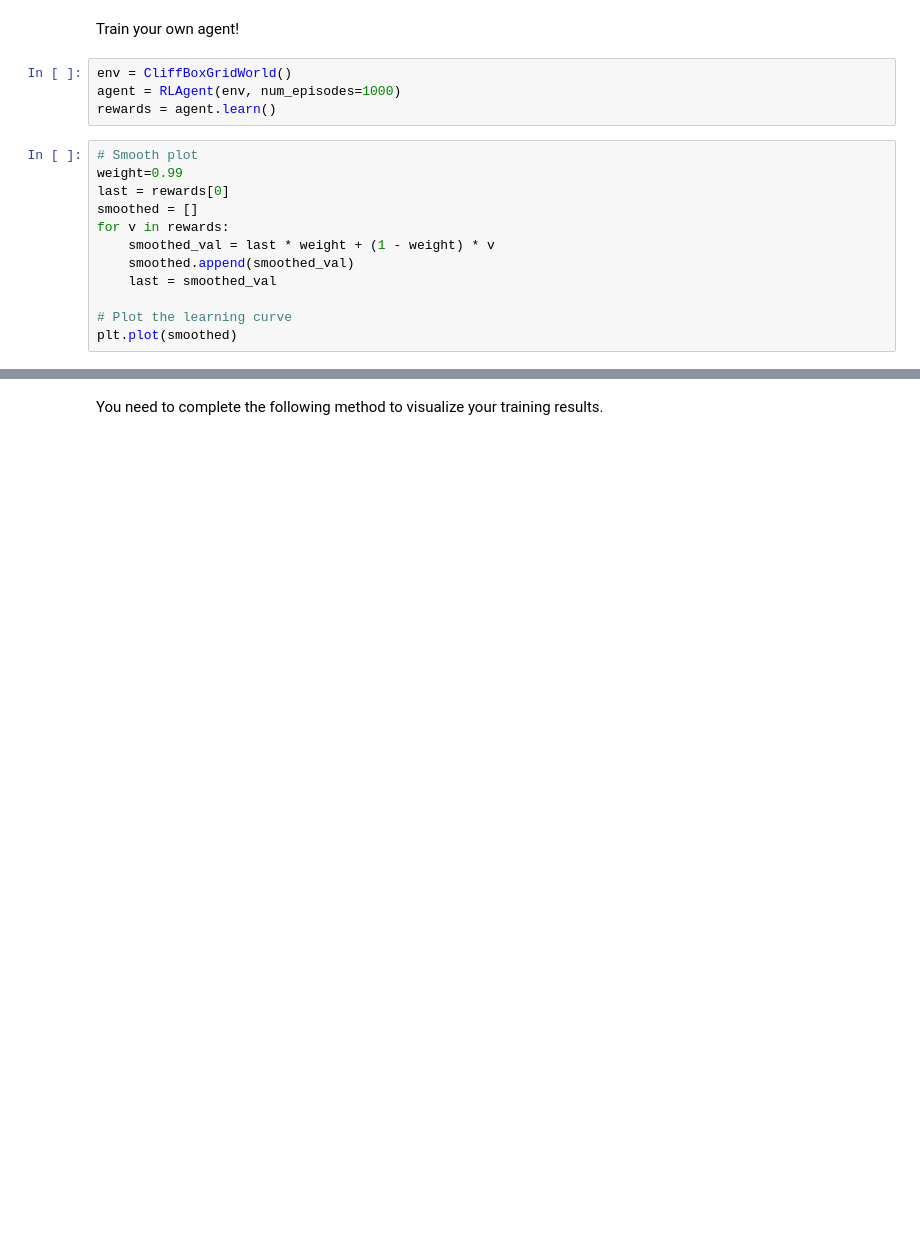
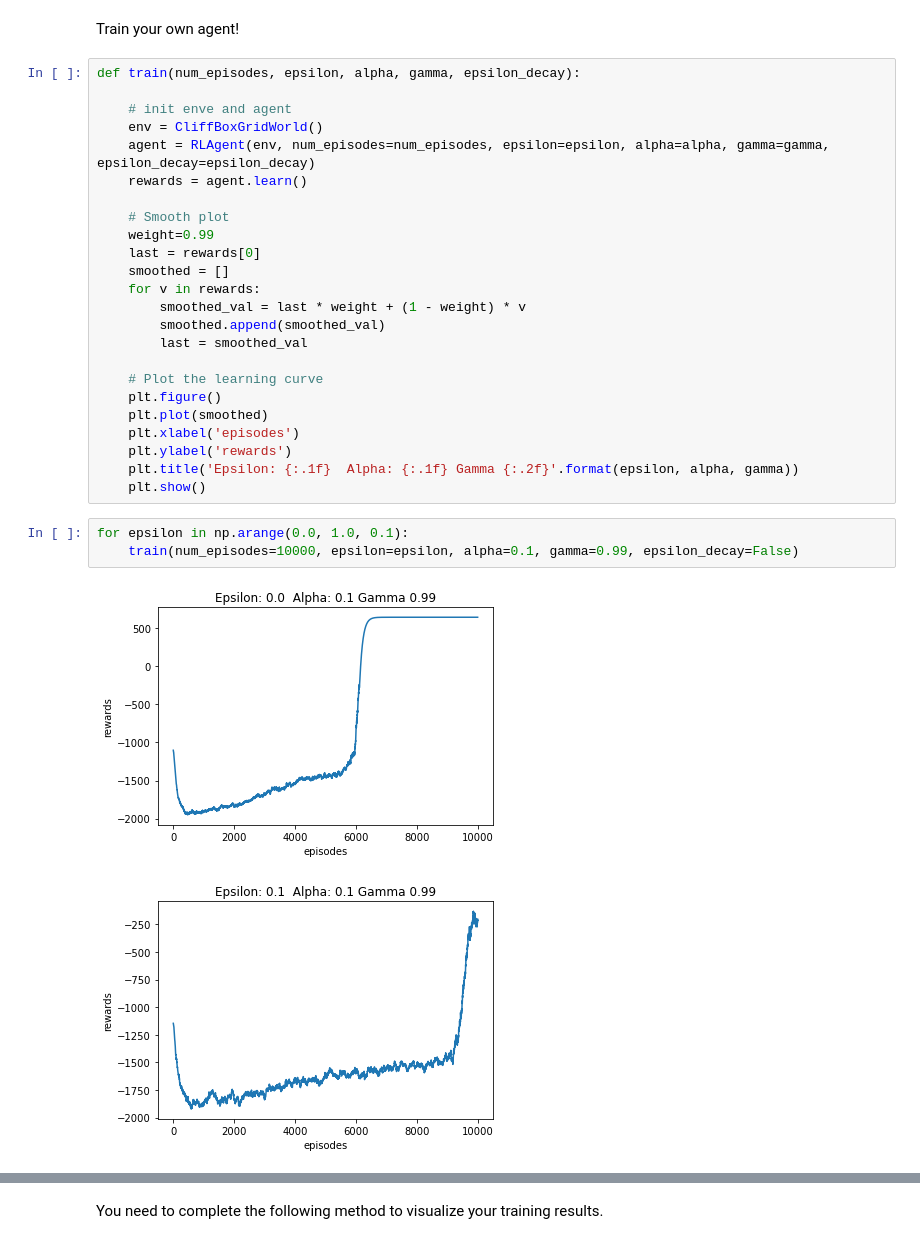
Before and after one commit to Thumbby/AI6101_IntroToAI, a Jupyter notebook: Assign1/RLAgent.ipynb, the cells around one changed output, grey strips where cells are left out. Drawn from its saved outputs; the diff is of its cells as text; blank space fills up the shorter version.

Commit message:
Complete Agent Part

```diff
--- a/Assign1/RLAgent.ipynb
+++ b/Assign1/RLAgent.ipynb
@@ -313,18 +337,32 @@ plt.plot(rewards)
 # %% [markdown]
 Train your own agent!
-# %%
-env = CliffBoxGridWorld()
-agent = RLAgent(env, num_episodes=1000)
-rewards = agent.learn()
 # %%
-# Smooth plot
-weight=0.99
-last = rewards[0]
-smoothed = []
-for v in rewards:
-    smoothed_val = last * weight + (1 - weight) * v
-    smoothed.append(smoothed_val)
-    last = smoothed_val
+def train(num_episodes, epsilon, alpha, gamma, epsilon_decay):
 
-# Plot the learning curve
-plt.plot(smoothed)
+    # init enve and agent
+    env = CliffBoxGridWorld()
+    agent = RLAgent(env, num_episodes=num_episodes, epsilon=epsilon, alpha=alpha, gamma=gamma, epsilon_decay=epsilon_decay)
+    rewards = agent.learn()
+
+    # Smooth plot
+    weight=0.99
+    last = rewards[0]
+    smoothed = []
+    for v in rewards:
+        smoothed_val = last * weight + (1 - weight) * v
+        smoothed.append(smoothed_val)
+        last = smoothed_val
+
+    # Plot the learning curve
+    plt.figure()
+    plt.plot(smoothed)
+    plt.xlabel('episodes')
+    plt.ylabel('rewards')
+    plt.title('Epsilon: {:.1f}  Alpha: {:.1f} Gamma {:.2f}'.format(epsilon, alpha, gamma))
+    plt.show()
+# %%
+for epsilon in np.arange(0.0, 1.0, 0.1):
+    train(num_episodes=10000, epsilon=epsilon, alpha=0.1, gamma=0.99, epsilon_decay=False)
+# %% [output]
+[figure, added]
+[figure, added]
```
Also changed, not shown: parts of 5 cells of this notebook.
